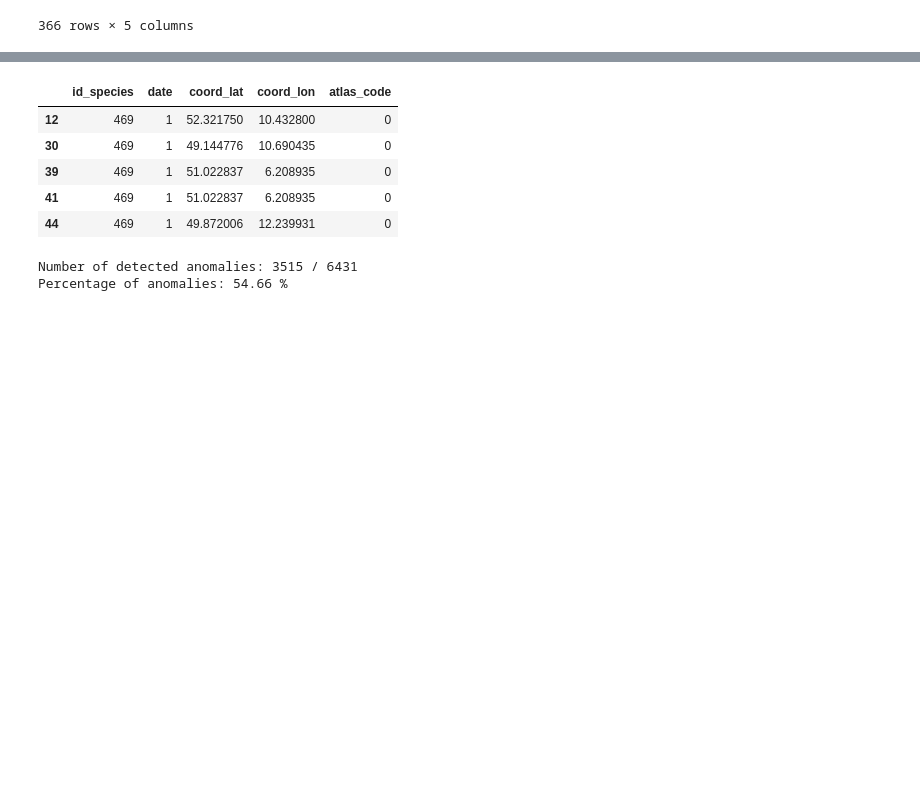
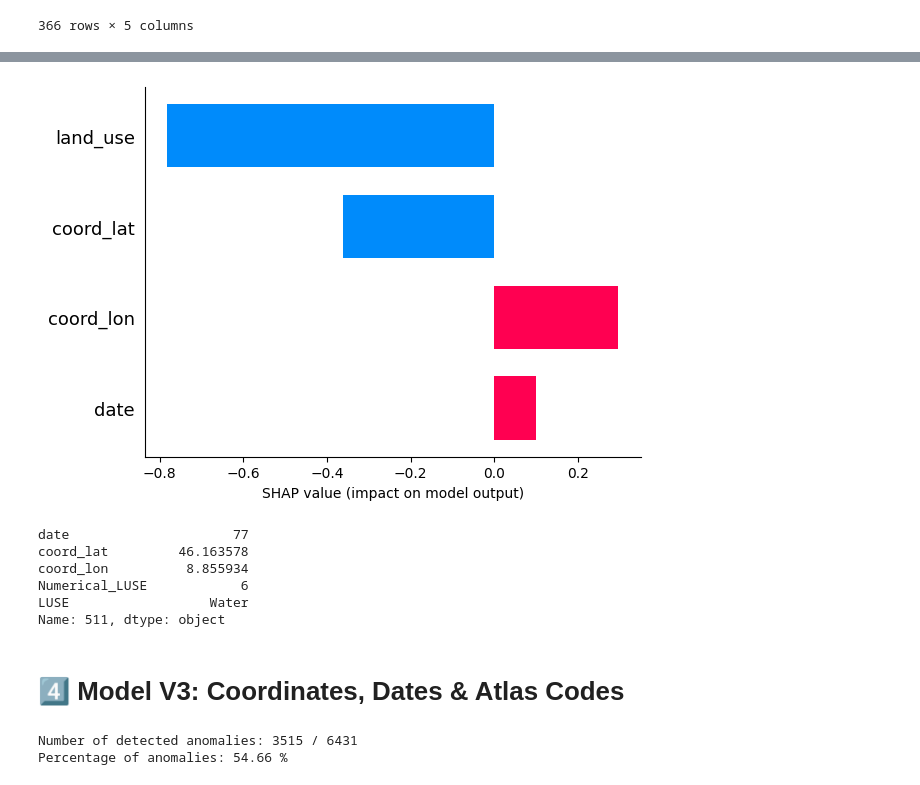
Before and after one commit to marinasie/bird-sighting-validation, a Jupyter notebook: marina/03_modeling/03_Anomaly_Detection.ipynb, the cells around one changed output, grey strips where cells are left out. Saved outputs shown, nothing was run; the diff lists cells and outputs as text; code cells hidden in the pictures; blank space fills up the shorter version.

```diff
--- a/marina/03_modeling/03_Anomaly_Detection.ipynb
+++ b/marina/03_modeling/03_Anomaly_Detection.ipynb
@@ -202,0 +320,5 @@ fig.show()
+# %%
+shap.initjs()
+shap_values_dp = explainer.shap_values(bergpieper_landuse_test[['date', 'coord_lat', 'coord_lon', 'Numerical_LUSE']].iloc[2])
+shap.bar_plot(shap_values_dp, feature_names=['date', 'land_use', 'coord_lon', 'coord_lat'])
+# %% [output]
@@ -203 +326,13 @@ fig.show()
+[figure, added]
+# %%
+bergpieper_landuse_test.iloc[3]
+# %% [output]
+date                     77
+coord_lat         46.163578
+coord_lon          8.855934
+Numerical_LUSE            6
+LUSE                  Water
+Name: 511, dtype: object
+# %% [markdown]
+# 4️⃣ Model V3: Coordinates, Dates & Atlas Codes
 # %%
@@ -209,15 +344,6 @@ bergpieper_test.date = pd.to_datetime(bergpieper_test.date).dt.dayofyear
 # %%
 bergpieper_train.atlas_code = condense_atlas_codes(bergpieper_train.atlas_code)
 bergpieper_test.atlas_code = condense_atlas_codes(bergpieper_test.atlas_code)
-# %%
-bergpieper_train.head()
-# %% [output]
-|  | id_species | date | coord_lat | coord_lon | atlas_code |
-| 12 | 469 | 1 | 52.321750 | 10.432800 | 0 |
-| 30 | 469 | 1 | 49.144776 | 10.690435 | 0 |
-| 39 | 469 | 1 | 51.022837 | 6.208935 | 0 |
-| 41 | 469 | 1 | 51.022837 | 6.208935 | 0 |
-| 44 | 469 | 1 | 49.872006 | 12.239931 | 0 |
 # %%
 model = IsolationForest(contamination='auto', random_state=0)
 model.fit(bergpieper_train)
```
Also changed, not shown: parts of 38 cells of this notebook, 4 other files.
